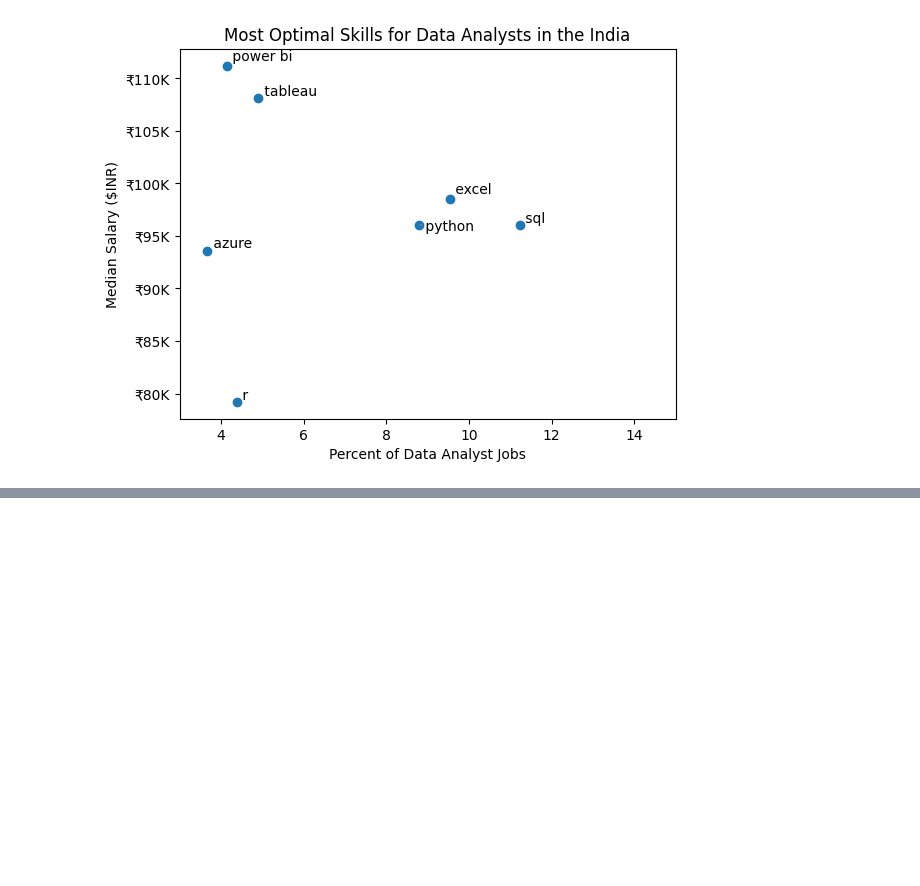
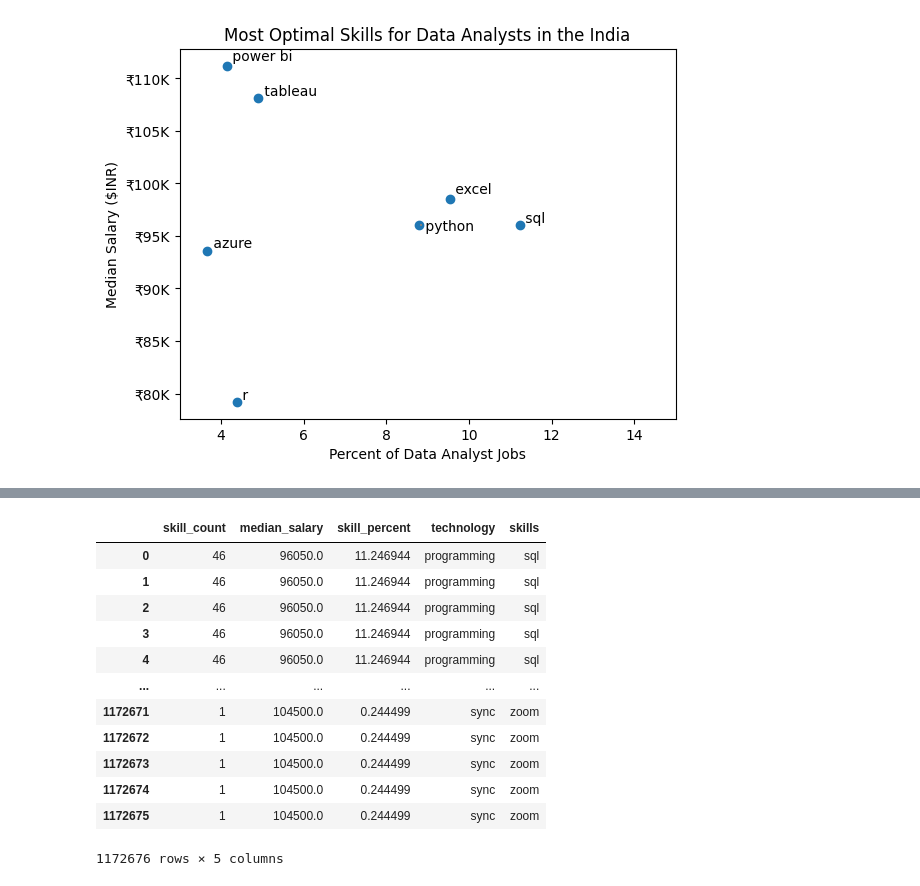
Before and after one commit to Mugil1410/Data-analysis-with-python, a Jupyter notebook: 3_Project/Optimal_Skills.ipynb, the cells around one changed output, grey strips where cells are left out. Saved outputs shown, nothing was run; the diff lists cells and outputs as text; code cells hidden in the pictures; blank space fills up the shorter version.

```diff
--- a/3_Project/Optimal_Skills.ipynb
+++ b/3_Project/Optimal_Skills.ipynb
@@ -102,0 +104,12 @@ plt.show()
+# %%
+df_technology = df['job_type_skills'].copy().drop_duplicates().dropna()
+
+technology_dict = {}
+for rows in df_technology:
+    row_dict = ast.literal_eval(rows)
+    for key, value in row_dict.items():
+        if key in technology_dict:
+            technology_dict[key] += value
+        else:
+            technology_dict[key] = value
+technology_dict
@@ -102,0 +155,21 @@ plt.show()
+# %%
+df_DA_skills_tech = df_DA_india_skills.merge(
+    df_technology,
+    left_on='job_skills',
+    right_on='skills'
+)
+df_DA_skills_tech
+# %% [output]
+|  | skill_count | median_salary | skill_percent | technology | skills |
+| 0 | 46 | 96050.0 | 11.246944 | programming | sql |
+| 1 | 46 | 96050.0 | 11.246944 | programming | sql |
+| 2 | 46 | 96050.0 | 11.246944 | programming | sql |
+| 3 | 46 | 96050.0 | 11.246944 | programming | sql |
+| 4 | 46 | 96050.0 | 11.246944 | programming | sql |
+| ... | ... | ... | ... | ... | ... |
+| 1172671 | 1 | 104500.0 | 0.244499 | sync | zoom |
+| 1172672 | 1 | 104500.0 | 0.244499 | sync | zoom |
+| 1172673 | 1 | 104500.0 | 0.244499 | sync | zoom |
+| 1172674 | 1 | 104500.0 | 0.244499 | sync | zoom |
+| 1172675 | 1 | 104500.0 | 0.244499 | sync | zoom |
+1172676 rows × 5 columns
```
Also changed, not shown: parts of 6 cells of this notebook.
